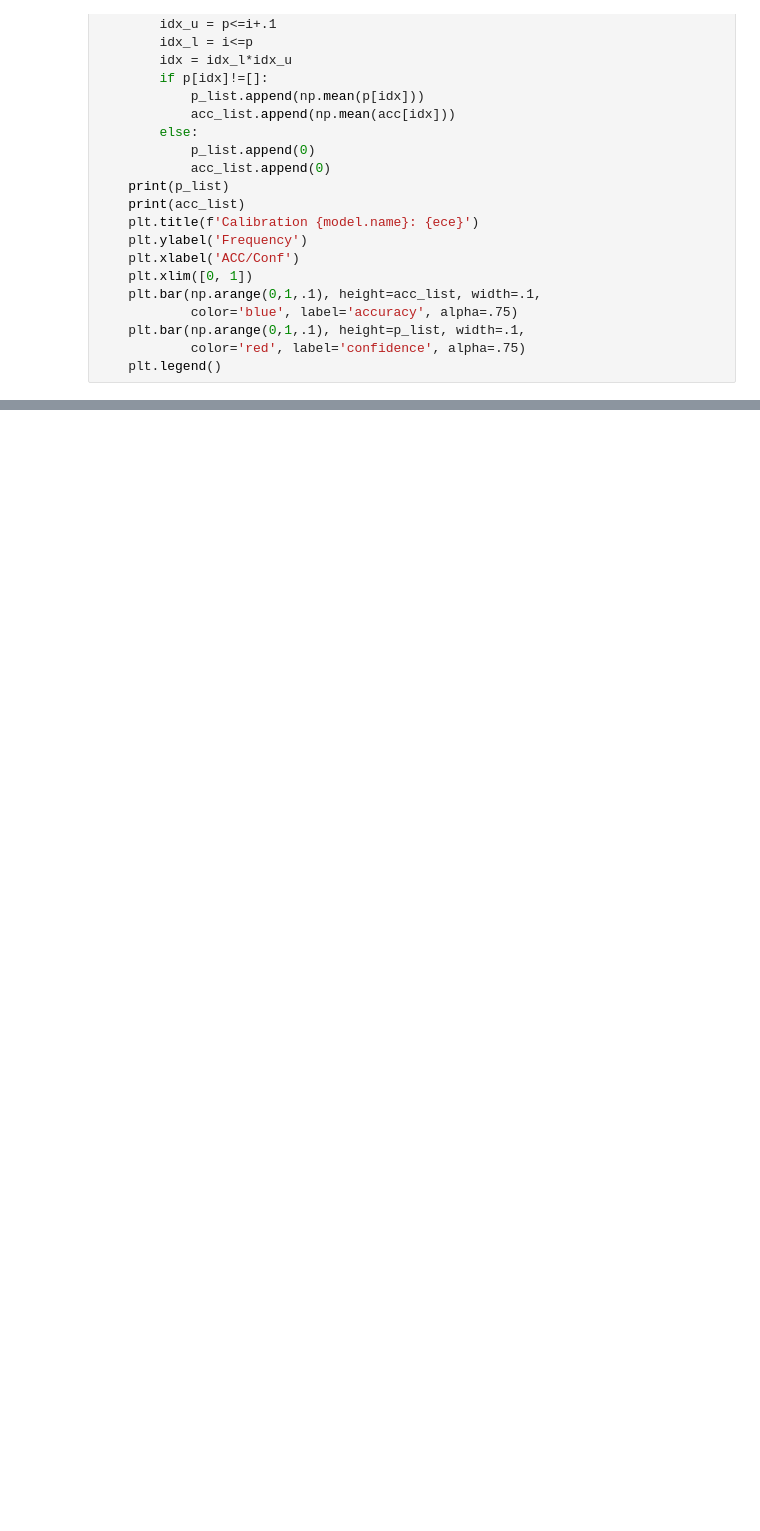
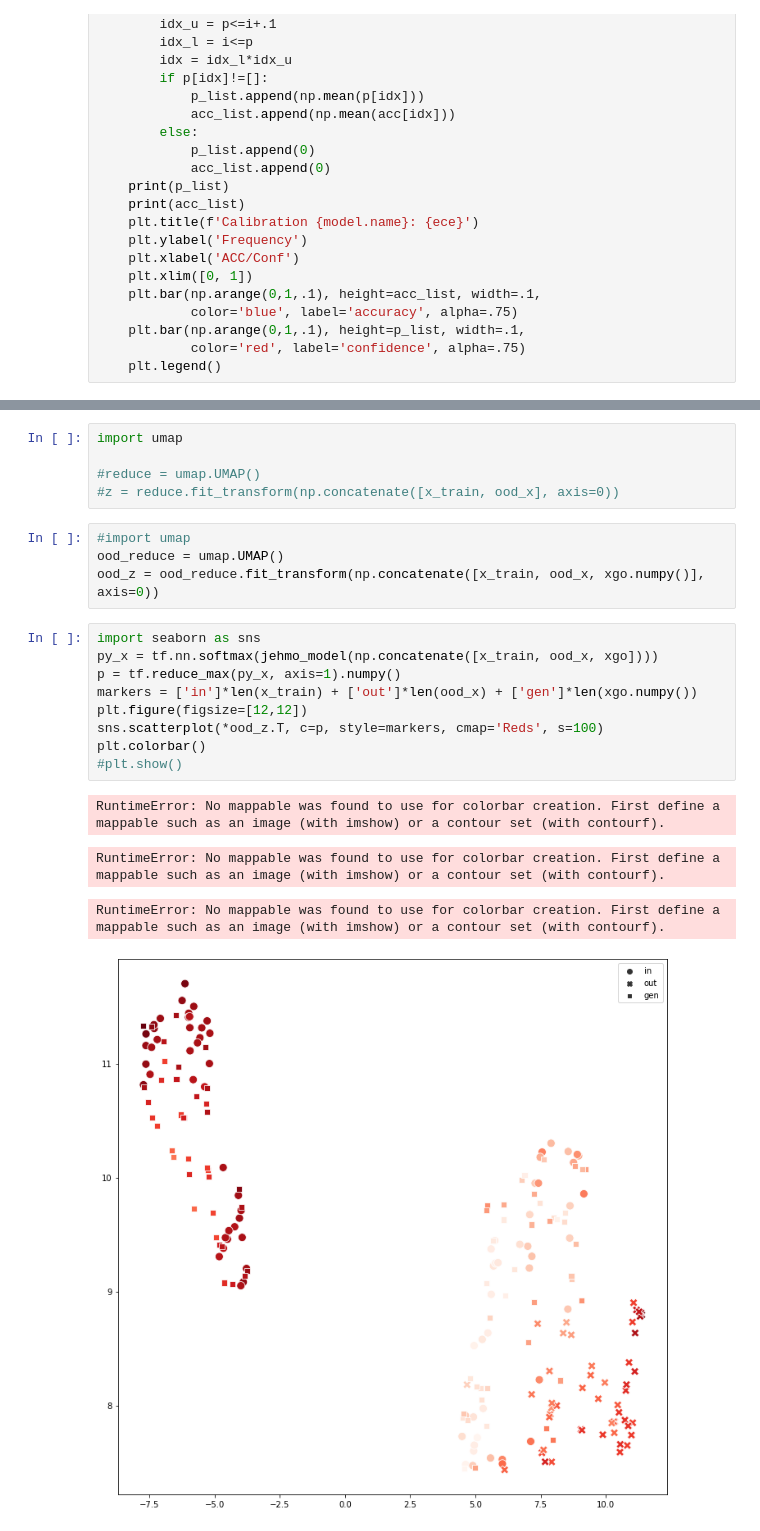
Before and after one commit to jjgarciac/ANN-Calibration, a Jupyter notebook: grapher.ipynb, the cells around one changed output, grey strips where cells are left out. Saved outputs shown, nothing was run; the diff lists cells and outputs as text; blank space fills up the shorter version.

Commit message:
Add umap clustering.

```diff
--- a/grapher.ipynb
+++ b/grapher.ipynb
@@ -211,0 +291,23 @@ loss
+# %%
+import umap
+
+#reduce = umap.UMAP()
+#z = reduce.fit_transform(np.concatenate([x_train, ood_x], axis=0))
+# %%
+#import umap
+ood_reduce = umap.UMAP()
+ood_z = ood_reduce.fit_transform(np.concatenate([x_train, ood_x, xgo.numpy()], axis=0))
+# %%
+import seaborn as sns
+py_x = tf.nn.softmax(jehmo_model(np.concatenate([x_train, ood_x, xgo])))
+p = tf.reduce_max(py_x, axis=1).numpy()
+markers = ['in']*len(x_train) + ['out']*len(ood_x) + ['gen']*len(xgo.numpy())
+plt.figure(figsize=[12,12])
+sns.scatterplot(*ood_z.T, c=p, style=markers, cmap='Reds', s=100)
+plt.colorbar()
+#plt.show()
+# %% [output]
+RuntimeError: No mappable was found to use for colorbar creation. First define a mappable such as an image (with imshow) or a contour set (with contourf).
+RuntimeError: No mappable was found to use for colorbar creation. First define a mappable such as an image (with imshow) or a contour set (with contourf).
+RuntimeError: No mappable was found to use for colorbar creation. First define a mappable such as an image (with imshow) or a contour set (with contourf).
+[figure, added]
```
Also changed, not shown: parts of 21 cells of this notebook.
